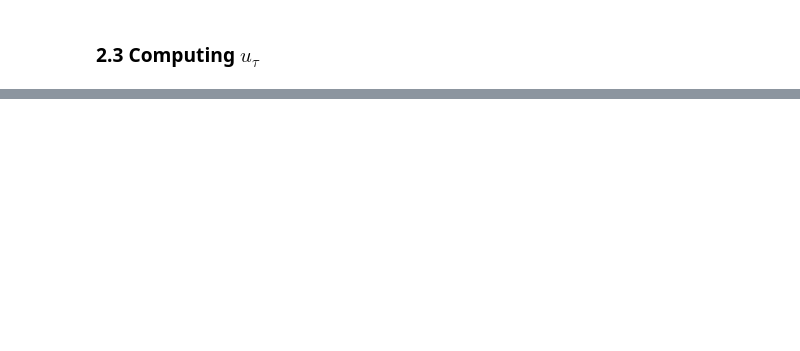
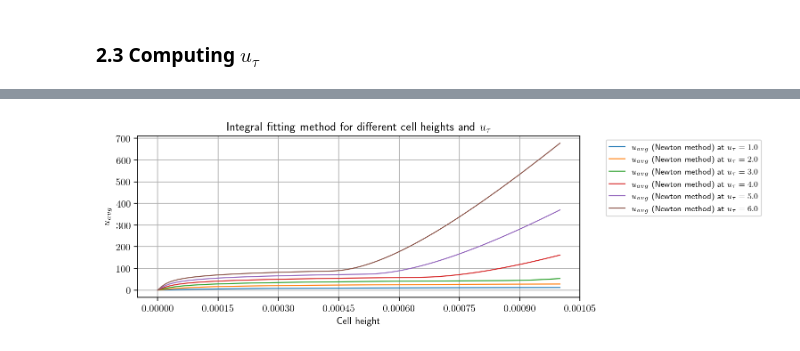
Before and after one commit to AndreWeiner/wall_modeling, a Jupyter notebook: notebooks/IntegralFittingMethod.ipynb, the cells around one changed output, grey strips where cells are left out. Drawn from its saved outputs; the diff is of its cells as text; code cells hidden in the pictures; blank space fills up the shorter version.

```diff
--- a/notebooks/IntegralFittingMethod.ipynb
+++ b/notebooks/IntegralFittingMethod.ipynb
@@ -779,0 +515,26 @@ u_tau_initial = 3
+# %%
+# various cell heights in [m]
+yf_list = np.linspace(0.0, 1e-3, 100)
+# u_tau_list with linear space to plot continuous u_avg
+u_tau_list = np.linspace(1, 6, 6) # in [m/s]
+u = 20.0                          # in [m/s]
+nu = 1.0E-5                       # in [m^2/s]
+# %%
+style4 = ["-", "--"]
+lw4 = 1.0
+# New mean velocity plot
+fig5, ax5 = plt.subplots(1, 1, figsize=(8, 3))
+plt.grid()
+ax5.set_xlabel("Cell height")
+ax5.set_ylabel(r'$u_{avg}$')
+ax5.xaxis.set_major_locator(MaxNLocator(integer=True))
+plt.title(r"Integral fitting method for different cell heights and $u_\tau$")
+for j in range(len(u_tau_list)):
+    # obtain the result of Newton's method
+    u_avg = np.array([average_velocity(yf, u_tau_list[j], nu, method=NEWTON, verbose=False, num_points=50)
+                      for yf in yf_list])
+    ax5.plot(yf_list, u_avg, label = r'$u_{avg}$ ' + r'(Newton method) at $u_\tau = {:.1f}$'.format(u_tau_list[j]),
+             ls = style4[0], c = "C{:d}".format(j), lw = lw4)
+    ax5.legend(fontsize = 8, bbox_to_anchor=(1.05, 1))
+# %% [output]
+[figure, added]
```
Also changed, not shown: parts of 64 cells of this notebook.
